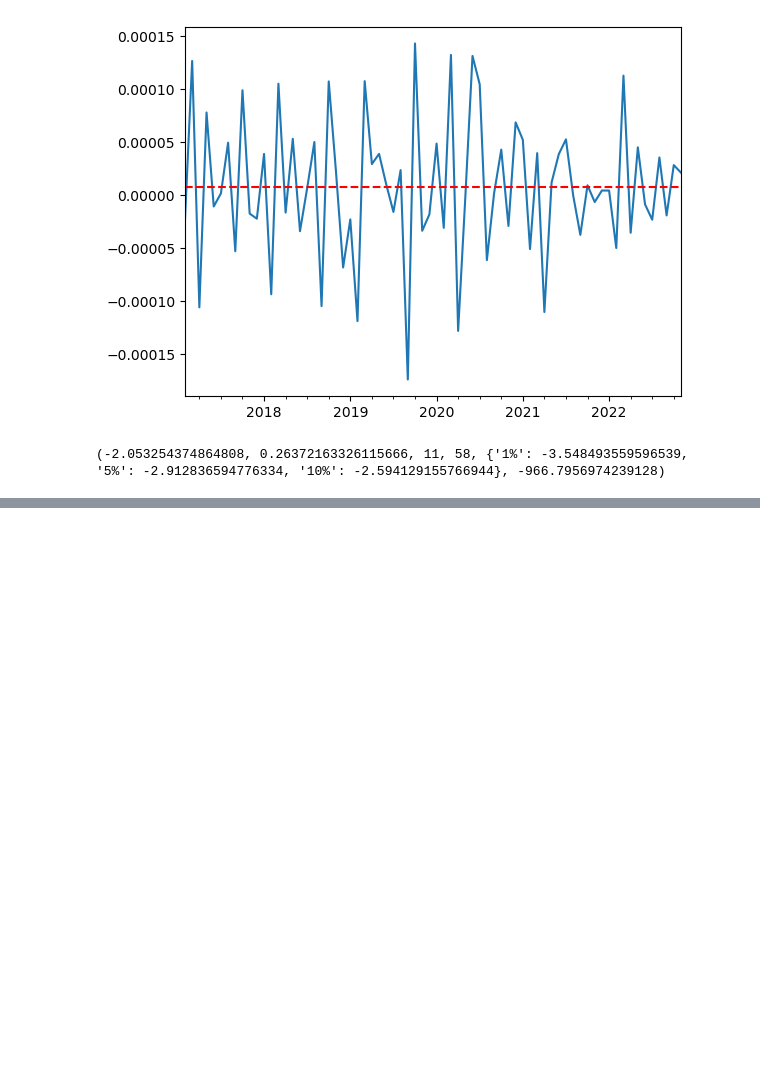
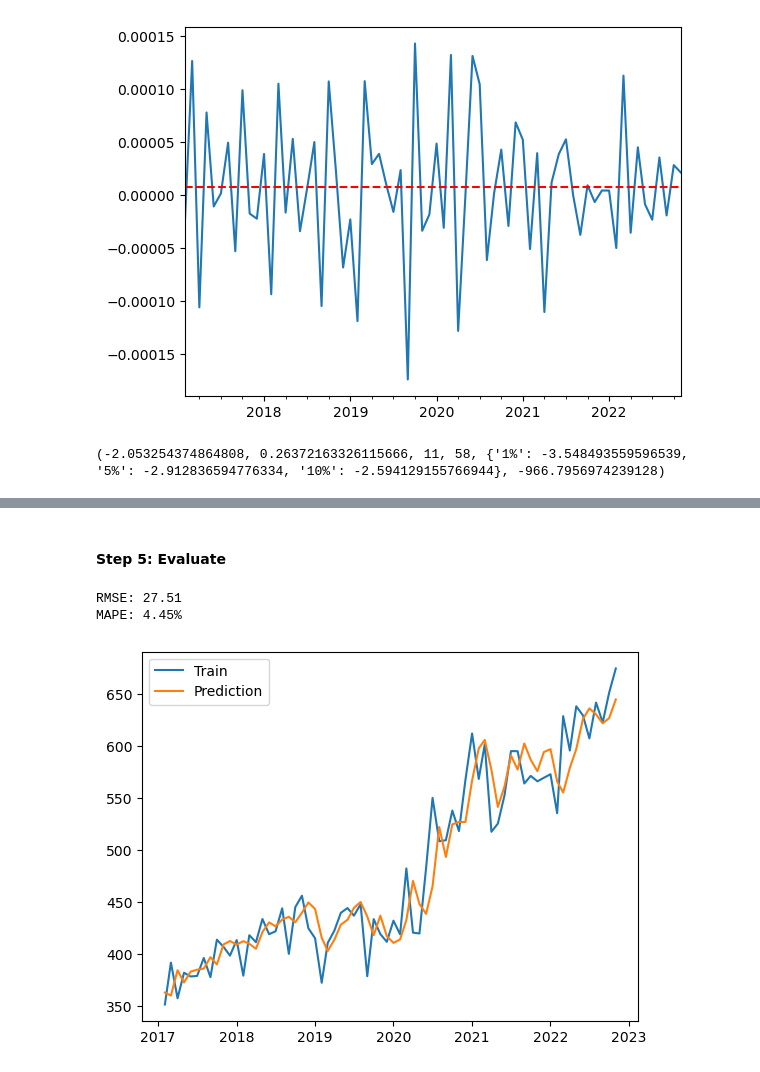
Before and after one commit to romanAVJ/exploration_sales_entropia, a Jupyter notebook: src/models.ipynb, the cells around one changed output, grey strips where cells are left out. Saved outputs shown, nothing was run; the diff lists cells and outputs as text; code cells hidden in the pictures; blank space fills up the shorter version.

```diff
--- a/src/models.ipynb
+++ b/src/models.ipynb
@@ -180,0 +250,21 @@ print(adf_result)
+# %% [markdown]
+#### Step 5: Evaluate
+# %%
+# get rmse
+rmse = np.sqrt(np.mean((ts_general[1:] - autoarima_model.predict_in_sample()[1:])**2))
+mape = np.mean(np.abs((ts_general[1:] - autoarima_model.predict_in_sample()[1:]) / ts_general)) * 100
+
+# print the results
+print(f'RMSE: {rmse:.2f}')
+print(f'MAPE: {mape:.2f}%')
+# %% [output]
+RMSE: 27.51
+MAPE: 4.45%
+# %%
+# plot train vs prediction in sample
+plt.plot(ts_general[1:], label='Train')
+plt.plot(autoarima_model.predict_in_sample()[1:], label='Prediction')
+plt.legend()
+plt.show()
+# %% [output]
+[figure, added]
```
Also changed, not shown: parts of 59 cells of this notebook, 4 other files.
